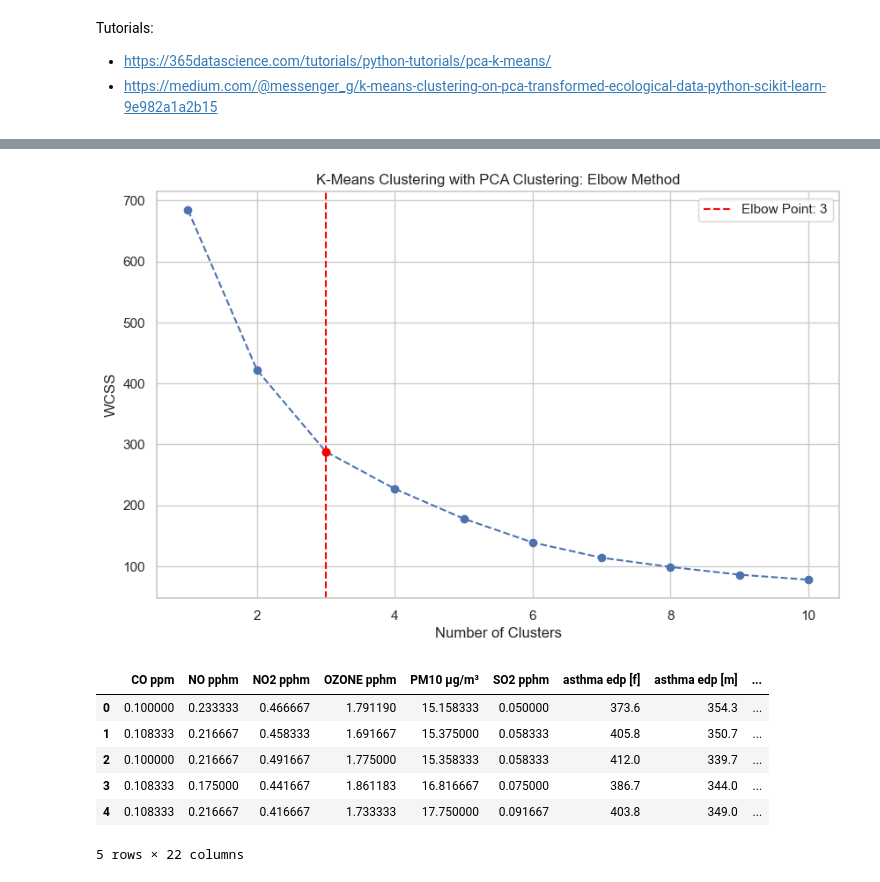
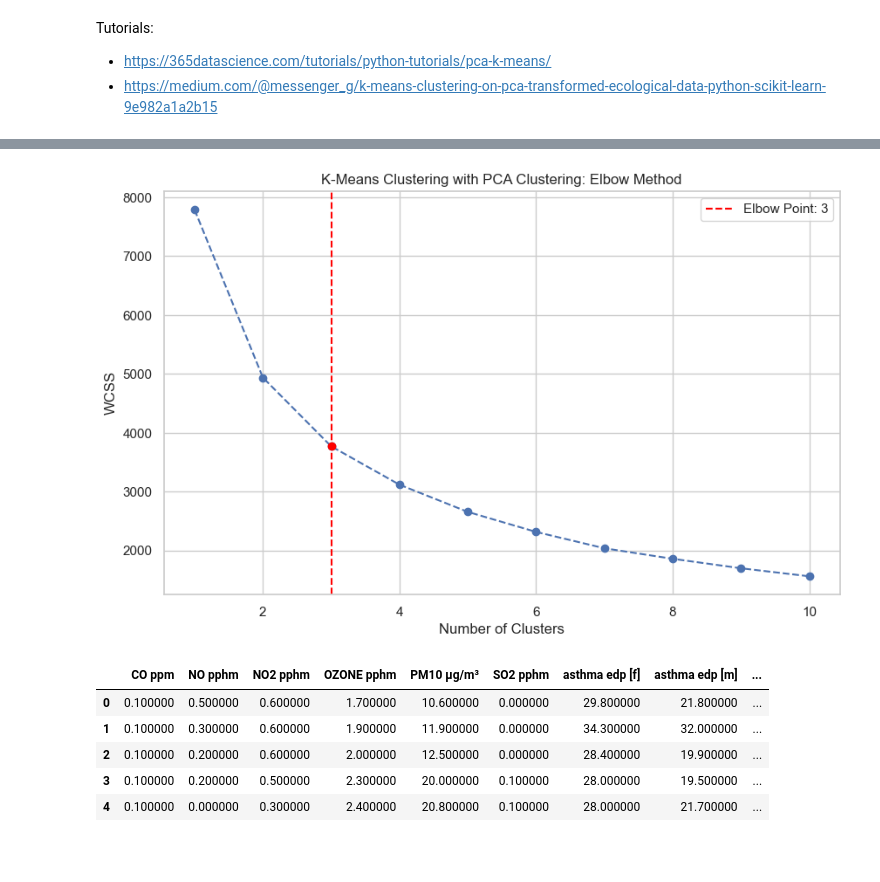
Before and after one commit to SethKalantzis-103992935/COS30049-Computing-Technology-Innovation-Project, a Jupyter notebook: v2/analysis/clustering-k-means.ipynb, the cells around one changed output, grey strips where cells are left out. Cells and saved outputs as stored; diff of their text form; code cells hidden in the pictures; blank space fills up the shorter version.

```diff
--- a/v2/analysis/clustering-k-means.ipynb
+++ b/v2/analysis/clustering-k-means.ipynb
@@ -25,12 +33,12 @@ sns.set_theme(style="whitegrid")                         # set seaborn theme
 # %%
 # Define possible dataset paths.
 paths = [
-    '../datasets/_integrated_data/missing-pollutant-values-filled-somehow/data.csv',                    # 0  - Annual  :
-    '../datasets/_integrated_data/missing-pollutant-values-filled-somehow/data-gendered.csv',           # 1  - Annual  : Gendered
-    '../datasets/_integrated_data/monthly/missing-pollutant-values-filled-somehow/data.csv',            # 2  - Monthly :
-    '../datasets/_integrated_data/monthly/missing-pollutant-values-filled-somehow/data-gendered.csv'    # 3  - Monthly : Gendered
+    '../datasets/_integrated_data/missing-pollutant-values-filled-somehow/data.csv',                    # 0 - Annual
+    '../datasets/_integrated_data/missing-pollutant-values-filled-somehow/data-gendered.csv',           # 1 - Annual Gendered
+    '../datasets/_integrated_data/monthly/missing-pollutant-values-filled-somehow/data.csv',            # 2 - Monthly
+    '../datasets/_integrated_data/monthly/missing-pollutant-values-filled-somehow/data-gendered.csv'    # 3 - Monthly Gendered
 ]
 
-chosen_dataset = 1                                       # Choose the dataset to be used.
+# Choose the dataset to be used.
+chosen_dataset = 3                                       # Choose the dataset to be used.
 df = pd.read_csv(paths[chosen_dataset])                  # Read the dataset.
-df.info()                                                # Display dataset information.
@@ -98,6 +155,18 @@ plt.show()
 # %%
 # Perform PCA with the chosen number of components.
-pca = PCA(n_components=3)                                     # Create a PCA object with the chosen number of components
-pca.fit(pollutant_columns_scaled)                             # Fit the PCA object to the scaled pollutant columns
-pca.transform(pollutant_columns_scaled)                       # Transform the scaled pollutant columns
-scores_pca = pca.transform(pollutant_columns_scaled)          # Extract the transformed pollutant columns
+pca = PCA(n_components=n_components)                                # Create a PCA object with the chosen number of components
+pca.fit(pollutant_columns_scaled)                                   # Fit the PCA object to the scaled pollutant columns
+pca.transform(pollutant_columns_scaled)                             # Transform the scaled pollutant columns
+scores_pca = pca.transform(pollutant_columns_scaled)                # Extract the transformed pollutant columns
+
+# Visualize the transformed data.
+fig = plt.figure(figsize=(10, 6))                                   # Create a figure
+ax = fig.add_subplot(111, projection='3d')                          # Create a 3D axis
+ax.scatter(scores_pca[:, 0], scores_pca[:, 1], scores_pca[:, 2])    # Scatter plot the transformed data
+ax.set_xlabel('Principal Component 1')                              # Set the x-axis label
+ax.set_ylabel('Principal Component 2')                              # Set the y-axis label
+ax.set_zlabel('Principal Component 3')                              # Set the z-axis label
+ax.set_title('Transformed Pollutant Data')                          # Set the title
+plt.show()                                                          # Show the plot
+
+# TODO: Set PC3 label
@@ -104,27 +175,27 @@ scores_pca = pca.transform(pollutant_columns_scaled)          # Extract the tran
 # %%
 # Use the elbow method to find the optimal number of clusters.
 wcss = []                                                                                              # Create an empty list to store the within-cluster sum of squares
 for i in range(1, 11):                                                                                 # Iterate over the range from 1 to 10
     kmeans = KMeans(n_clusters=i, init='k-means++', max_iter=300, n_init=10, random_state=0)           # Create a KMeans object with the current number of clusters
     kmeans.fit(scores_pca)                                                                             # Fit the KMeans object to the PCA scores
     wcss.append(kmeans.inertia_)                                                                       # Append the within-cluster sum of squares to the list
 
 # Identify the elbow point using KneeLocator
 kl = KneeLocator(range(1, 11), wcss, curve='convex', direction='decreasing')                           # Create a KneeLocator object
 elbow = kl.elbow                                                                                       # Extract the elbow point
 
 # Plot the elbow method graph.
 plt.figure(figsize=(10, 6))                                                                            # Create a figure
 plt.plot(range(1, 11), wcss, marker='o', linestyle='--')                                               # Plot the within-cluster sum of squares
 plt.xlabel('Number of Clusters')                                                                       # Set the x-axis label
 plt.ylabel('WCSS')                                                                                     # Set the y-axis label
 plt.title('K-Means Clustering with PCA Clustering: Elbow Method')                                      # Set the title
 plt.axvline(x=elbow, color='red', linestyle='--', label=f'Elbow Point: {elbow}')                       # Add a vertical line at the elbow point
-plt.scatter(n_components, wcss[n_components - 1], color='red', zorder=5)                               # Add a point at the chosen number of clusters
+plt.scatter(elbow, wcss[elbow - 1], color='red', zorder=5)                                             # Add a point at the chosen number of clusters
 plt.legend()                                                                                           # Add a legend
 plt.show()                                                                                             # Show the plot
 # %% [output]
-[figure, old version]
+[figure, new version]
 # %%
 # Perform K-Means clustering with the optimal number of clusters.
 kmeans_pca = KMeans(n_clusters=elbow, init='k-means++', max_iter=300, n_init=10, random_state=88)      # Create a KMeans object with the optimal number of clusters
@@ -142,12 +213,11 @@ cluster_labels = {i: f'Cluster {i+1}' for i in range(elbow)}
 df['cluster'] = df['cluster'].map(cluster_labels)                                                      # Map the cluster labels to more descriptive names
 
 # Display the first few rows of the dataframe.
-df.head()                                                                                              # Display the first few rows of the dataframe
+display(df.head().style.set_table_styles([{'selector': 'th', 'props': [('min-width', '100px')]}]))     # Display the first few rows of the dataframe. For better visualization, set the minimum width of the table headers to 100px.
 # %% [output]
 |  | CO ppm | NO pphm | NO2 pphm | OZONE pphm | PM10 µg/m³ | SO2 pphm | asthma edp [f] | asthma edp [m] | ... |
-| 0 | 0.100000 | 0.233333 | 0.466667 | 1.791190 | 15.158333 | 0.050000 | 373.6 | 354.3 | ... |
-| 1 | 0.108333 | 0.216667 | 0.458333 | 1.691667 | 15.375000 | 0.058333 | 405.8 | 350.7 | ... |
-| 2 | 0.100000 | 0.216667 | 0.491667 | 1.775000 | 15.358333 | 0.058333 | 412.0 | 339.7 | ... |
-| 3 | 0.108333 | 0.175000 | 0.441667 | 1.861183 | 16.816667 | 0.075000 | 386.7 | 344.0 | ... |
-| 4 | 0.108333 | 0.216667 | 0.416667 | 1.733333 | 17.750000 | 0.091667 | 403.8 | 349.0 | ... |
+| 0 | 0.100000 | 0.500000 | 0.600000 | 1.700000 | 10.600000 | 0.000000 | 29.800000 | 21.800000 | ... |
+| 1 | 0.100000 | 0.300000 | 0.600000 | 1.900000 | 11.900000 | 0.000000 | 34.300000 | 32.000000 | ... |
+| 2 | 0.100000 | 0.200000 | 0.600000 | 2.000000 | 12.500000 | 0.000000 | 28.400000 | 19.900000 | ... |
+| 3 | 0.100000 | 0.200000 | 0.500000 | 2.300000 | 20.000000 | 0.100000 | 28.000000 | 19.500000 | ... |
+| 4 | 0.100000 | 0.000000 | 0.300000 | 2.400000 | 20.800000 | 0.100000 | 28.000000 | 21.700000 | ... |
-5 rows × 22 columns
```
Also changed, not shown: parts of 15 cells of this notebook.
